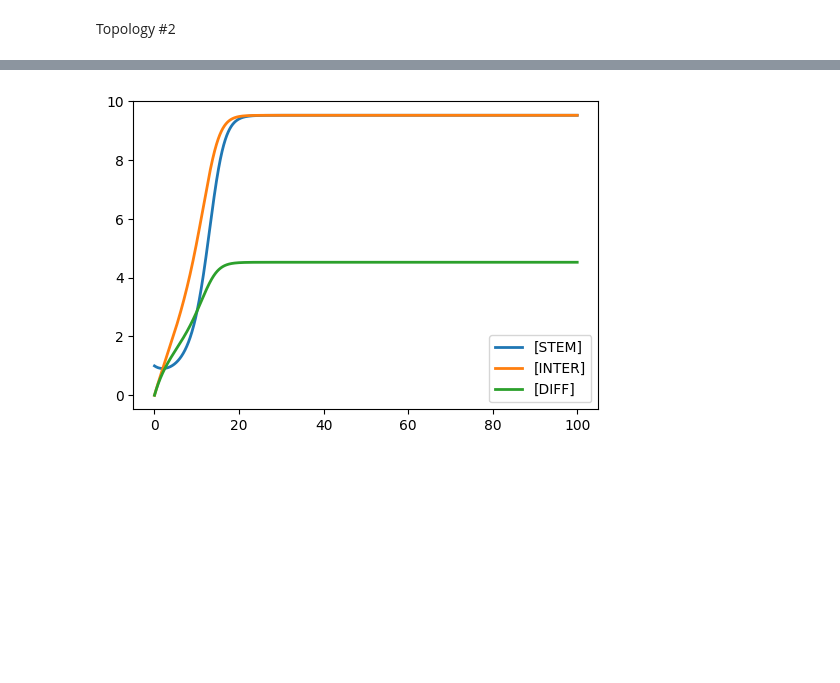
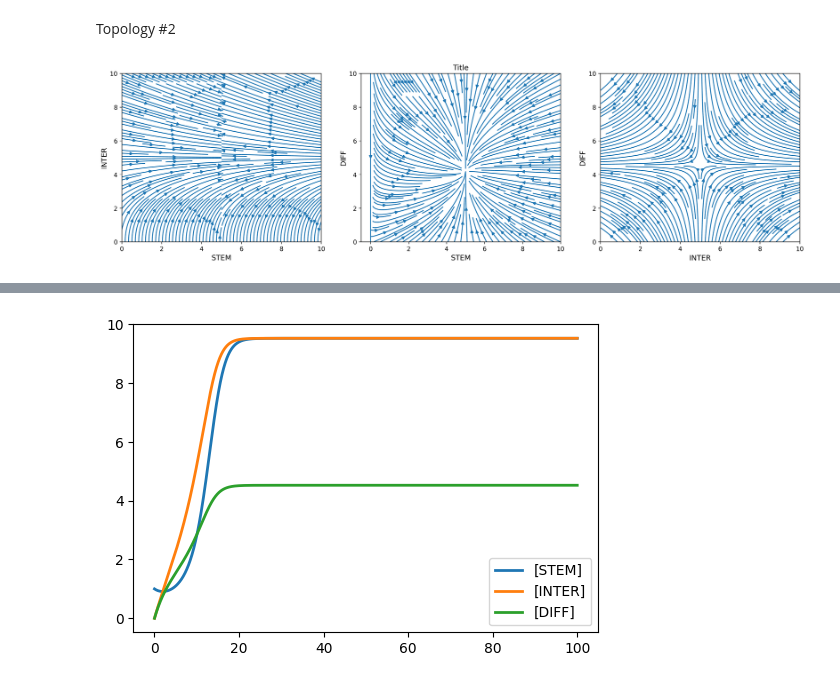
Before and after one commit to JulianoGianlupi/tellurium-nanohub-base, a Jupyter notebook: Nanohub_project.ipynb, the cells around one changed output, grey strips where cells are left out. Cells and saved outputs as stored; diff of their text form; code cells hidden in the pictures; blank space fills up the shorter version.

Commit message:
Updated flow plot function and updated paramter names to prevent issue w/ PI

```diff
--- a/Nanohub_project.ipynb
+++ b/Nanohub_project.ipynb
@@ -221,8 +221,8 @@ interactive(children=(FloatSlider(value=10.0, description='Stem Cells', step=1.0
 ### Introduction to the three stage system:
 # %%
 def threeCompartmentModel(STEM='1', INTER='0', DIFF='0',
-                        LS='0.5', PS='0.5',
-                        LI='0.5', PI='0.5',
+                        L_S='0.5', P_S='0.5',
+                        L_I='0.5', P_I='0.5',
                         D='0.1',
                         Control=['1','1','1','1','1'], Events=[]):
 
@@ -235,22 +235,19 @@ def threeCompartmentModel(STEM='1', INTER='0', DIFF='0',
     DIFF = {DIFF};
 
     # Parameters
-    LS = {LS}; PS = {PS};LI = {LI};PI = {PI};D = {D};
-
-    # DIVISION RATE OF STEM CELLS
-    LS = {LS};
+    L_S = {L_S}; P_S = {P_S}; L_I = {L_I}; P_I = {P_I}; D = {D};
 
     # Rate of Division of Stem Cells
-    ES_2S: STEM -> 2STEM; LS * STEM * ({Control[0]});
+    ES_2S: STEM -> 2STEM; L_S * STEM * ({Control[0]});
 
     # Rate of Differentiation of Stem Cells
-    ES_I:  STEM -> INTER; {PS} * 2 * ES_2S * ({Control[1]});
+    ES_I:  STEM -> INTER; {P_S} * 2 * ES_2S * ({Control[1]});
 
     # Rate of Division of Intermediate Cells
-    EI_2I: INTER -> 2INTER; {LI} * STEM * ({Control[2]});
+    EI_2I: INTER -> 2INTER; {L_I} * STEM * ({Control[2]});
 
     # Rate of Differentiation of Intermediate Cells
-    ES_D:  INTER -> DIFF; {PI} * 2 * EI_2I * ({Control[3]});
+    ES_D:  INTER -> DIFF; {P_I} * 2 * EI_2I * ({Control[3]});
 
     # Rate of Death of Differentiated Cells
     ED_D: DIFF -> ; {D} * DIFF * ({Control[4]});
@@ -273,7 +270,7 @@ Topology #1
 # %%
 model = threeCompartmentModel(
   STEM='1', INTER='0', DIFF='0',
-  LS='0.5',PS='0.5',LI='0.5',PI='0.5',D='0.1',
+  L_S='0.5',P_S='0.5',L_I='0.5',P_I='0.5',D='0.1',
   Control=[inhib['komarova']('STEM','5'), inhib['komarova']('INTER','5'), inhib['komarova']('DIFF','5'), '1','1'],
   Events=[])
 
@@ -390,3 +353,15 @@ Topology #2
+# %%
+# FLOW PLOTS FOR THE ABOVE SYSTEM
+
+model = threeCompartmentModel(
+  STEM='100', INTER='0', DIFF='0',
+  L_S='0.5',P_S='0.5',L_I='0.5',P_I='0.5',D='0.1',
+  Control=[inhib['komarova']('STEM','5'), inhib['komarova']('INTER','5'), inhib['komarova']('DIFF','5'), '1','1'],
+  Events=[])
+
+plotFlow(model, title='Title', initVals=10)
+# %% [output]
+[figure, added]
 # %% [markdown]
 ![](../tellurium-nanohub-base/assets/Topology_2.png)
 # %%
```
Also changed, not shown: parts of 7 cells of this notebook.
